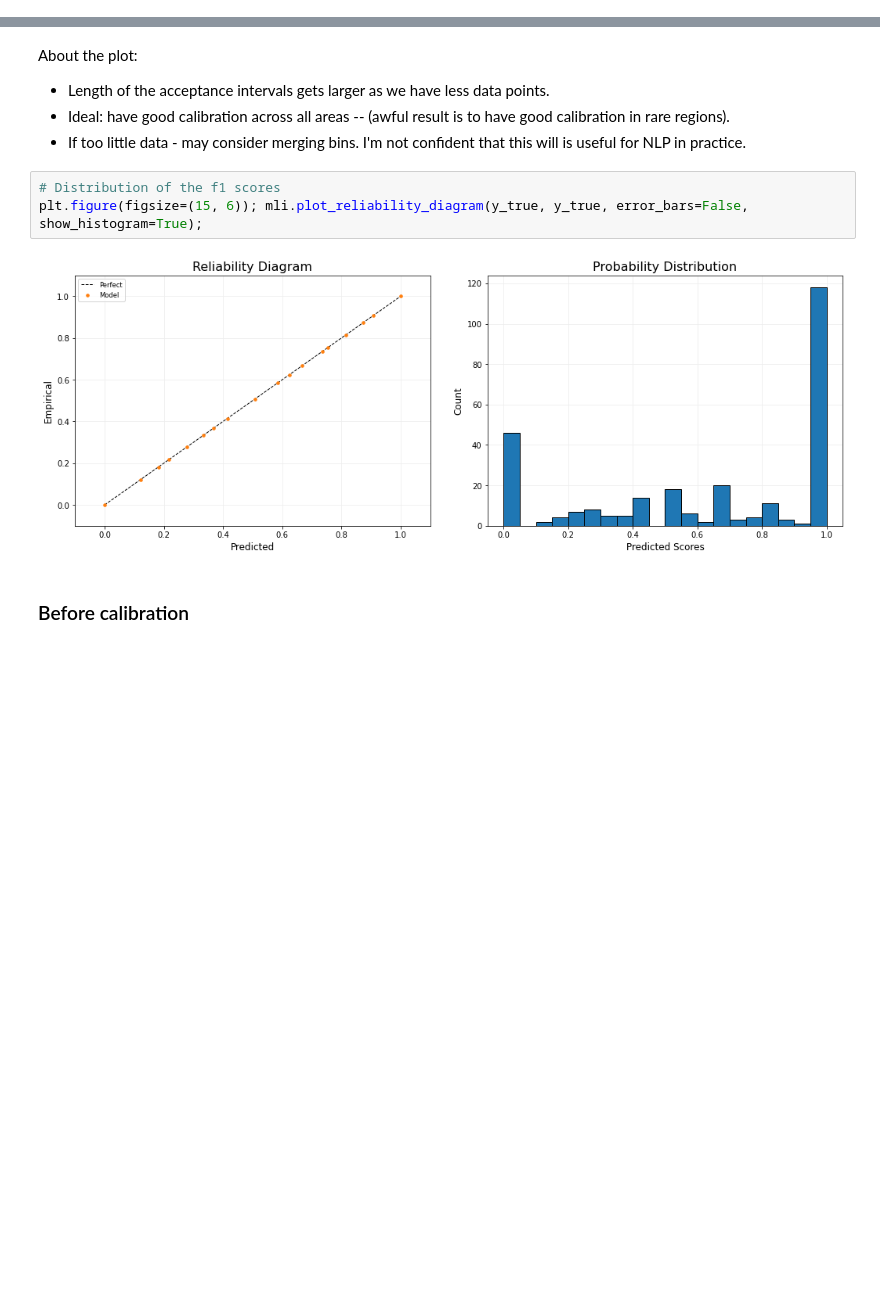
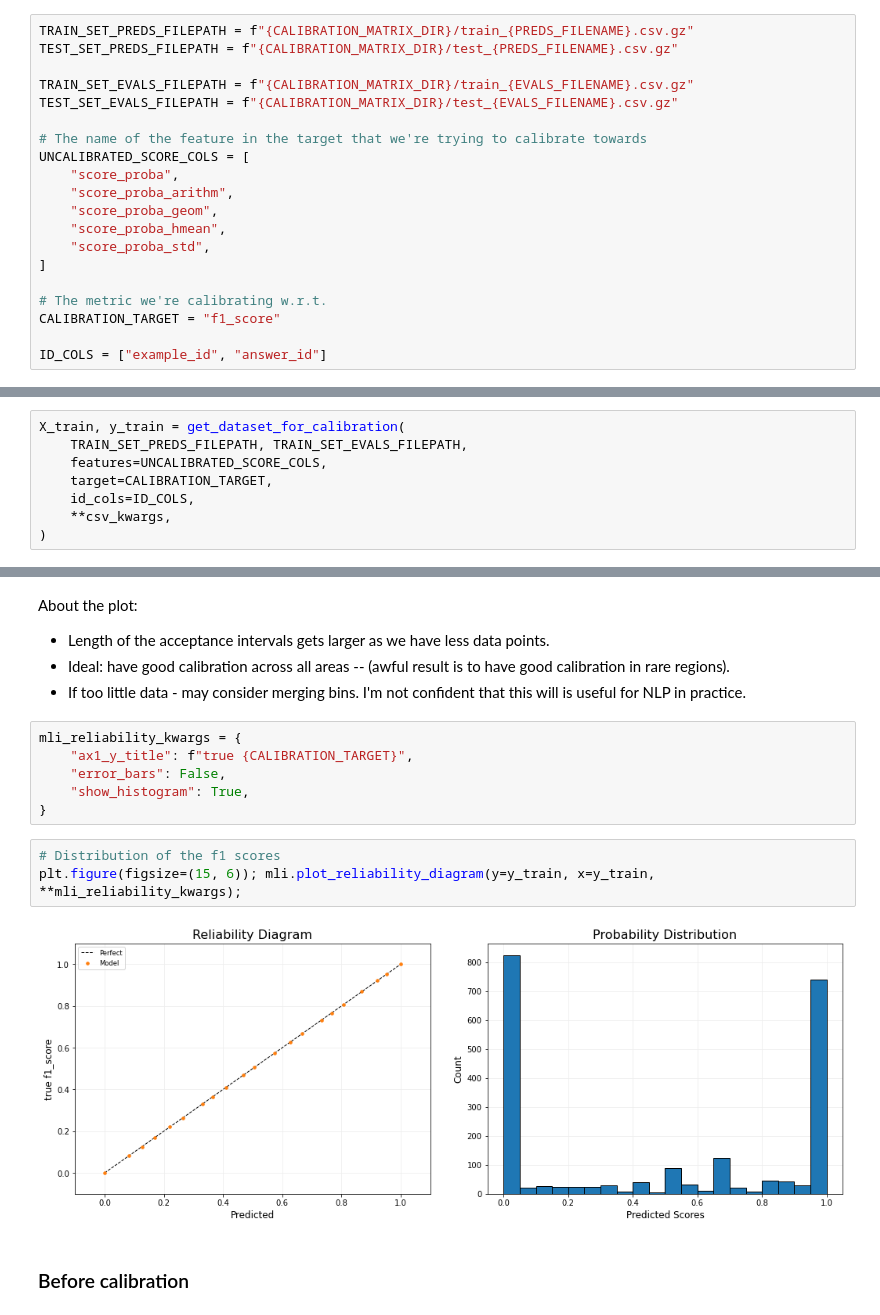
Before and after one commit to PastelBelem8/generative-calibration-lms, a Jupyter notebook: notebooks/5_FitCalibration.ipynb, the cells around one changed output, grey strips where cells are left out. Saved outputs shown, nothing was run; the diff lists cells and outputs as text; blank space fills up the shorter version.

```diff
--- a/notebooks/5_FitCalibration.ipynb
+++ b/notebooks/5_FitCalibration.ipynb
@@ -152,2 +149,22 @@ import numpy as np
+# %%
+TRAIN_SET_PREDS_FILEPATH = f"{CALIBRATION_MATRIX_DIR}/train_{PREDS_FILENAME}.csv.gz"
+TEST_SET_PREDS_FILEPATH = f"{CALIBRATION_MATRIX_DIR}/test_{PREDS_FILENAME}.csv.gz"
+
+TRAIN_SET_EVALS_FILEPATH = f"{CALIBRATION_MATRIX_DIR}/train_{EVALS_FILENAME}.csv.gz"
+TEST_SET_EVALS_FILEPATH = f"{CALIBRATION_MATRIX_DIR}/test_{EVALS_FILENAME}.csv.gz"
+
+# The name of the feature in the target that we're trying to calibrate towards
+UNCALIBRATED_SCORE_COLS = [
+    "score_proba",
+    "score_proba_arithm",
+    "score_proba_geom",
+    "score_proba_hmean",
+    "score_proba_std",
+]
+
+# The metric we're calibrating w.r.t.
+CALIBRATION_TARGET = "f1_score"
+
+ID_COLS = ["example_id", "answer_id"]
 # %% [markdown]
 ## Predictions & Evaluations loading
@@ -175,0 +171,8 @@ evals.head()
+# %%
+X_train, y_train = get_dataset_for_calibration(
+    TRAIN_SET_PREDS_FILEPATH, TRAIN_SET_EVALS_FILEPATH,
+    features=UNCALIBRATED_SCORE_COLS,
+    target=CALIBRATION_TARGET,
+    id_cols=ID_COLS,
+    **csv_kwargs,
+)
@@ -197,11 +205,17 @@ About the plot:
 - Length of the acceptance intervals gets larger as we have less data points.
 - Ideal: have good calibration across all areas -- (awful result is to have good calibration in rare regions).
 - If too little data - may consider merging bins. I'm not confident that this will is useful for NLP in practice.
+# %%
+mli_reliability_kwargs = {
+    "ax1_y_title": f"true {CALIBRATION_TARGET}",
+    "error_bars": False,
+    "show_histogram": True,
+}
 # %%
 # Distribution of the f1 scores
-plt.figure(figsize=(15, 6)); mli.plot_reliability_diagram(y_true, y_true, error_bars=False, show_histogram=True);
+plt.figure(figsize=(15, 6)); mli.plot_reliability_diagram(y=y_train, x=y_train, **mli_reliability_kwargs);
 # %% [output]
-[figure, old version]
+[figure, new version]
 # %% [markdown]
 ###  Before calibration
 # %%
```
Also changed, not shown: parts of 29 cells of this notebook.
